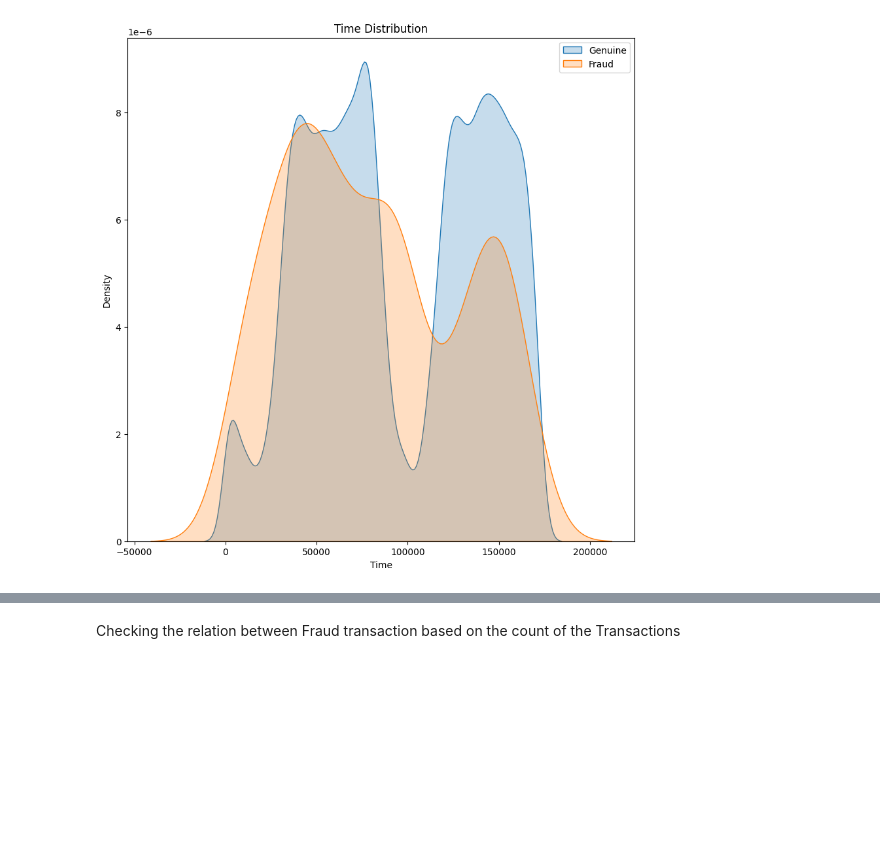
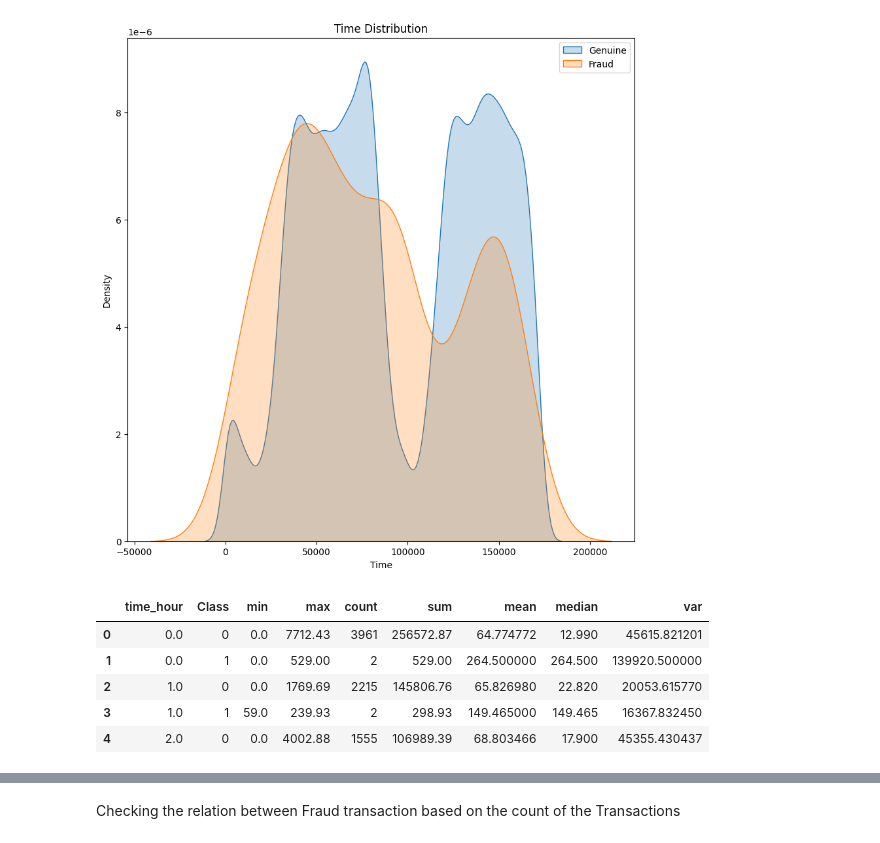
Before and after one commit to SuvitKumar003/Credit-Card-Fraud-Detection, a Jupyter notebook: code1.ipynb, the cells around one changed output, grey strips where cells are left out. Cells and saved outputs as stored; diff of their text form; code cells hidden in the pictures; blank space fills up the shorter version.

```diff
--- a/code1.ipynb
+++ b/code1.ipynb
@@ -178,0 +185,9 @@ This will become an error in seaborn v0.14.0; please update your code.
+# %%
+data_set.head()
+# %% [output]
+|  | time_hour | Class | min | max | count | sum | mean | median | var |
+| 0 | 0.0 | 0 | 0.0 | 7712.43 | 3961 | 256572.87 | 64.774772 | 12.990 | 45615.821201 |
+| 1 | 0.0 | 1 | 0.0 | 529.00 | 2 | 529.00 | 264.500000 | 264.500 | 139920.500000 |
+| 2 | 1.0 | 0 | 0.0 | 1769.69 | 2215 | 145806.76 | 65.826980 | 22.820 | 20053.615770 |
+| 3 | 1.0 | 1 | 59.0 | 239.93 | 2 | 298.93 | 149.465000 | 149.465 | 16367.832450 |
+| 4 | 2.0 | 0 | 0.0 | 4002.88 | 1555 | 106989.39 | 68.803466 | 17.900 | 45355.430437 |
```
Also changed, not shown: parts of 5 cells of this notebook.
